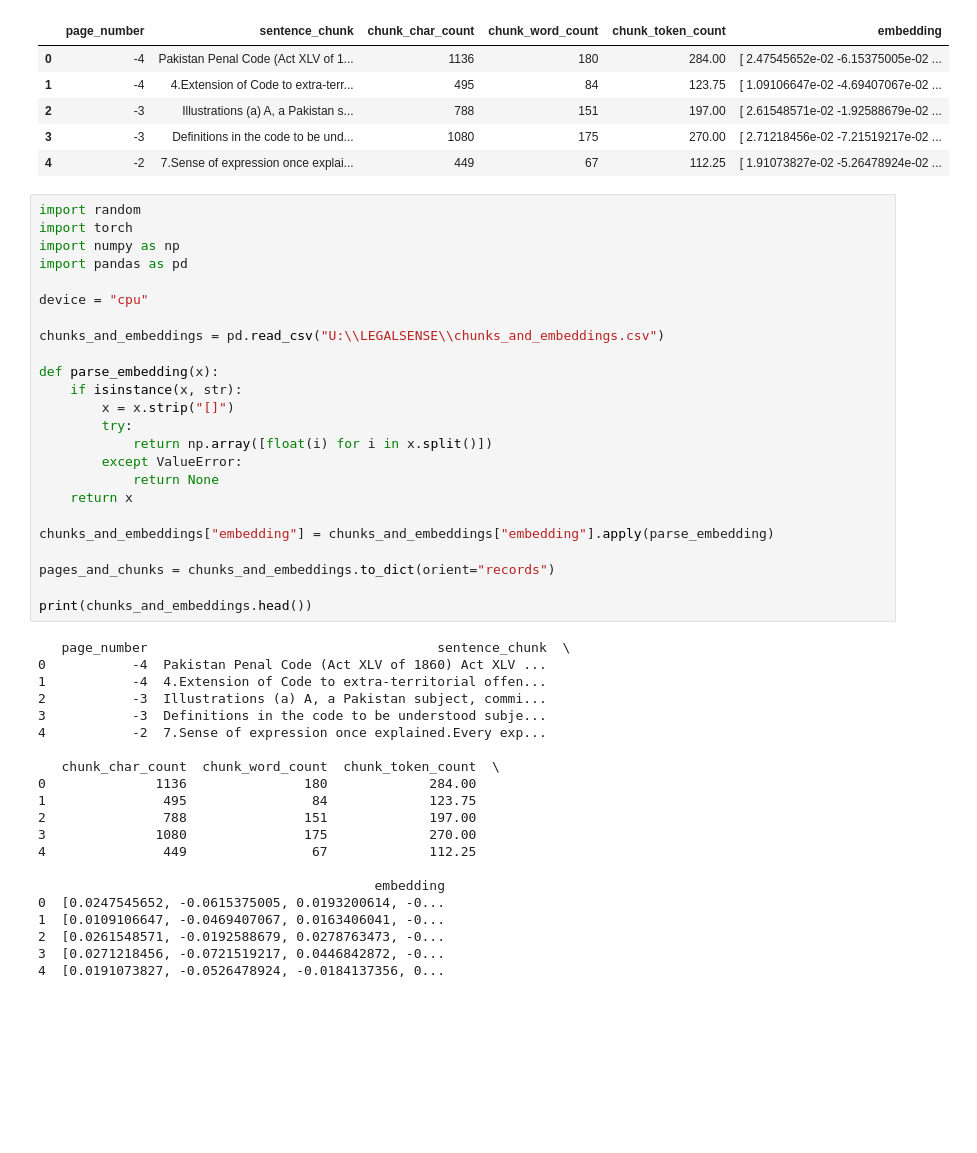
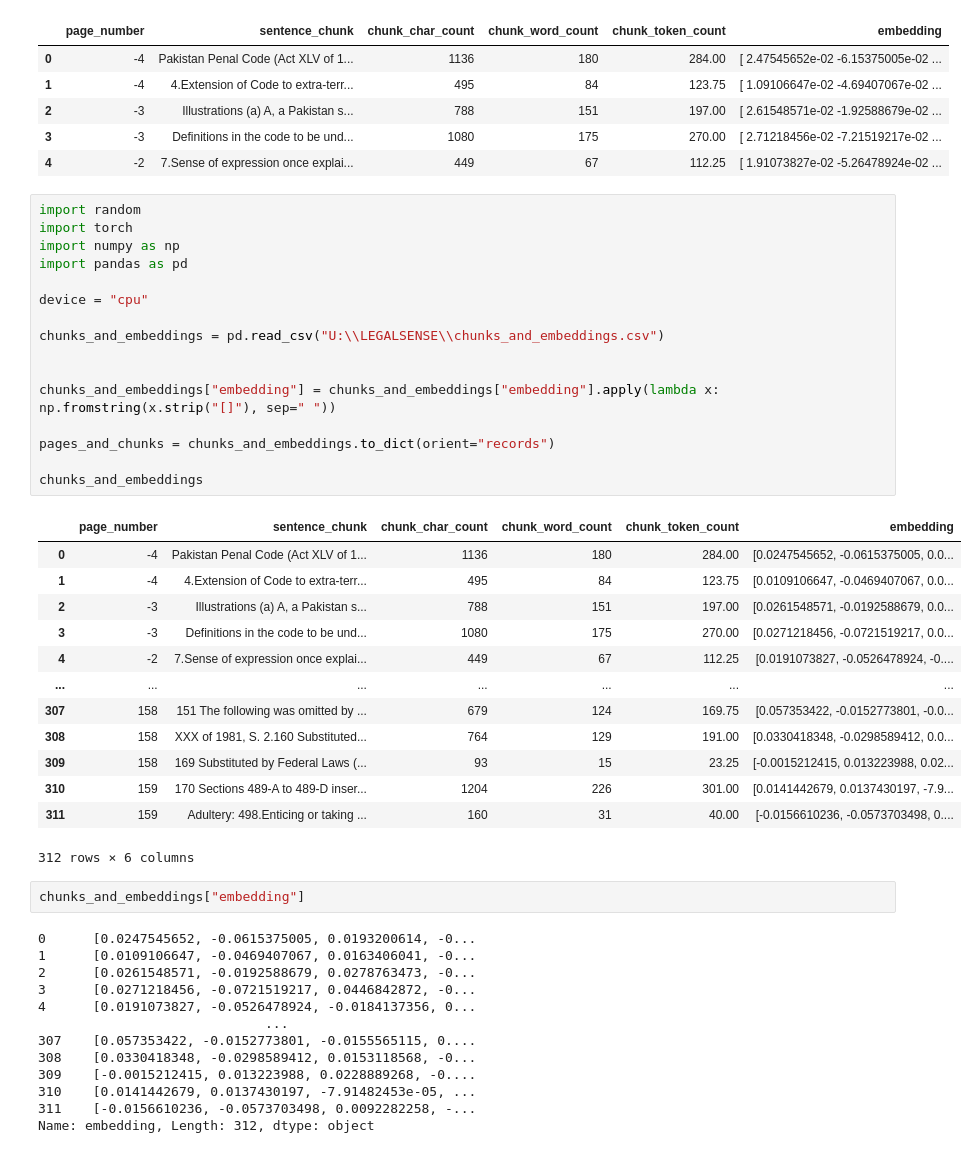
Before and after one commit to afrazk01/LEGALSENSE, a Jupyter notebook: script/legal_advisor.ipynb, the cells around one changed output. Saved outputs shown, nothing was run; the diff lists cells and outputs as text; blank space fills up the shorter version.

```diff
--- a/script/legal_advisor.ipynb
+++ b/script/legal_advisor.ipynb
@@ -224,45 +224,45 @@ chunks_and_embedding_load.head()
 # %%
 import random
 import torch
 import numpy as np
 import pandas as pd
 
 device = "cpu"
 
 chunks_and_embeddings = pd.read_csv("U:\\LEGALSENSE\\chunks_and_embeddings.csv")
 
-def parse_embedding(x):
-    if isinstance(x, str):
-        x = x.strip("[]")
-        try:
-            return np.array([float(i) for i in x.split()])
-        except ValueError:
-            return None
-    return x
 
-chunks_and_embeddings["embedding"] = chunks_and_embeddings["embedding"].apply(parse_embedding)
+chunks_and_embeddings["embedding"] = chunks_and_embeddings["embedding"].apply(lambda x: np.fromstring(x.strip("[]"), sep=" "))
 
 pages_and_chunks = chunks_and_embeddings.to_dict(orient="records")
 
-print(chunks_and_embeddings.head())
+chunks_and_embeddings
 # %% [output]
+|  | page_number | sentence_chunk | chunk_char_count | chunk_word_count | chunk_token_count | embedding |
+| 0 | -4 | Pakistan Penal Code (Act XLV of 1... | 1136 | 180 | 284.00 | [0.0247545652, -0.0615375005, 0.0... |
+| 1 | -4 | 4.Extension of Code to extra-terr... | 495 | 84 | 123.75 | [0.0109106647, -0.0469407067, 0.0... |
+| 2 | -3 | Illustrations (a) A, a Pakistan s... | 788 | 151 | 197.00 | [0.0261548571, -0.0192588679, 0.0... |
+| 3 | -3 | Definitions in the code to be und... | 1080 | 175 | 270.00 | [0.0271218456, -0.0721519217, 0.0... |
+| 4 | -2 | 7.Sense of expression once explai... | 449 | 67 | 112.25 | [0.0191073827, -0.0526478924, -0.... |
+| ... | ... | ... | ... | ... | ... | ... |
+| 307 | 158 | 151 The following was omitted by ... | 679 | 124 | 169.75 | [0.057353422, -0.0152773801, -0.0... |
+| 308 | 158 | XXX of 1981, S. 2.160 Substituted... | 764 | 129 | 191.00 | [0.0330418348, -0.0298589412, 0.0... |
+| 309 | 158 | 169 Substituted by Federal Laws (... | 93 | 15 | 23.25 | [-0.0015212415, 0.013223988, 0.02... |
+| 310 | 159 | 170 Sections 489-A to 489-D inser... | 1204 | 226 | 301.00 | [0.0141442679, 0.0137430197, -7.9... |
+| 311 | 159 | Adultery: 498.Enticing or taking ... | 160 | 31 | 40.00 | [-0.0156610236, -0.0573703498, 0.... |
-   page_number                                     sentence_chunk  \
-0           -4  Pakistan Penal Code (Act XLV of 1860) Act XLV ...
-1           -4  4.Extension of Code to extra-territorial offen...
-2           -3  Illustrations (a) A, a Pakistan subject, commi...
-3           -3  Definitions in the code to be understood subje...
-4           -2  7.Sense of expression once explained.Every exp...
-
-   chunk_char_count  chunk_word_count  chunk_token_count  \
-0              1136               180             284.00
-1               495                84             123.75
-2               788               151             197.00
-3              1080               175             270.00
-4               449                67             112.25
-
-                                           embedding
-0  [0.0247545652, -0.0615375005, 0.0193200614, -0...
-1  [0.0109106647, -0.0469407067, 0.0163406041, -0...
-2  [0.0261548571, -0.0192588679, 0.0278763473, -0...
-3  [0.0271218456, -0.0721519217, 0.0446842872, -0...
-4  [0.0191073827, -0.0526478924, -0.0184137356, 0...
+312 rows × 6 columns
+# %%
+chunks_and_embeddings["embedding"]
+# %% [output]
+0      [0.0247545652, -0.0615375005, 0.0193200614, -0...
+1      [0.0109106647, -0.0469407067, 0.0163406041, -0...
+2      [0.0261548571, -0.0192588679, 0.0278763473, -0...
+3      [0.0271218456, -0.0721519217, 0.0446842872, -0...
+4      [0.0191073827, -0.0526478924, -0.0184137356, 0...
+                             ...
+307    [0.057353422, -0.0152773801, -0.0155565115, 0....
+308    [0.0330418348, -0.0298589412, 0.0153118568, -0...
+309    [-0.0015212415, 0.013223988, 0.0228889268, -0....
+310    [0.0141442679, 0.0137430197, -7.91482453e-05, ...
+311    [-0.0156610236, -0.0573703498, 0.0092282258, -...
+Name: embedding, Length: 312, dtype: object
```
Also changed, not shown: parts of 1 cell of this notebook.
